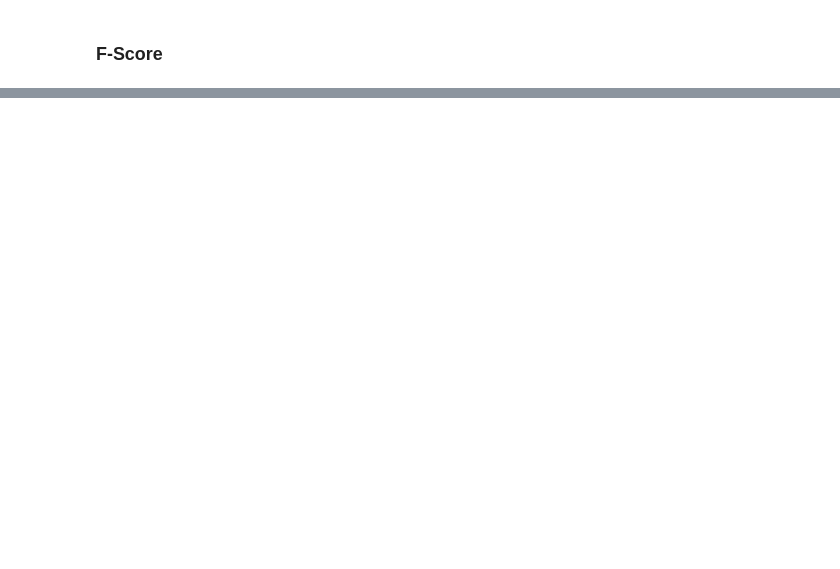
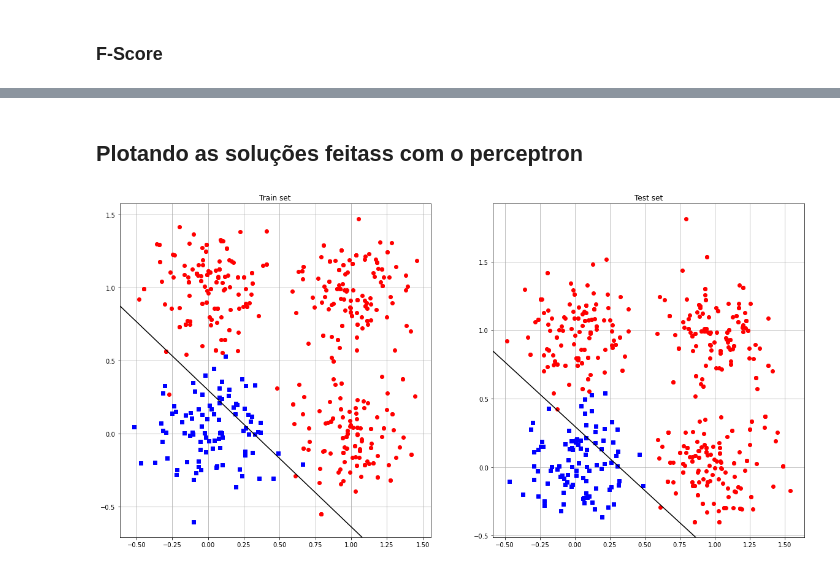
Before and after one commit to userddssilva/Perceptron-PP2-RNA2020.1, a Jupyter notebook: notebooks/validacao_holdout_(parte_3).ipynb, the cells around one changed output, grey strips where cells are left out. Saved outputs shown, nothing was run; the diff lists cells and outputs as text; code cells hidden in the pictures; blank space fills up the shorter version.

```diff
--- a/notebooks/validacao_holdout_(parte_3).ipynb
+++ b/notebooks/validacao_holdout_(parte_3).ipynb
@@ -248,0 +228,20 @@ f_score
+# %% [markdown]
+## Plotando as soluções feitass com o perceptron
+# %%
+
+plt.figure(figsize=(20, 10))
+def plot_data(inputs, targets, weights, number_graph, title=''):
+    # fig config
+    plt.subplot(1, 2, number_graph)
+    plt.grid(True)
+    for input,target in zip(inputs,targets):
+        plt.plot(input[0],input[1],'bs' if (target == 1.0) else 'ro', label= '1' if (target == 1.0) else '0')
+    plt.title(title)
+    # [0, weights[0]/weights[2]], [weights[0]/weights[1], 0]
+    slope = -(weights[0]/weights[2])/ (weights[0]/weights[1])
+    plt.axline((0, weights[0]/weights[2]), slope=slope, color="black")
+
+plot_data(x_train, y_train , perceptron.weights, 1, 'Train set')
+plot_data(x_test, y_test , perceptron.weights, 2, 'Test set')
+# %% [output]
+[figure, added]
```
Also changed, not shown: parts of 12 cells of this notebook, 1 other file.
